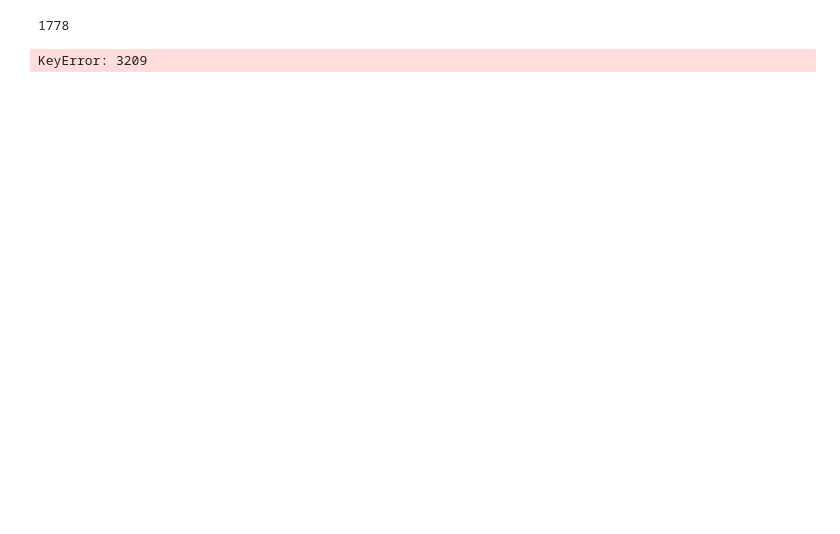
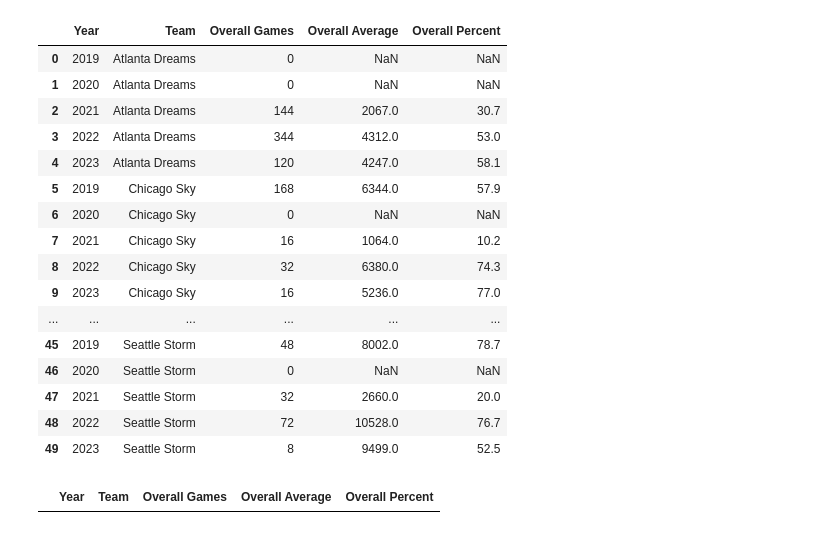
Before and after one commit to Hensonkk/NBA-VS-WNBA, a Jupyter notebook: Attendance Analysis.ipynb, the cells around one changed output. Drawn from its saved outputs; the diff is of its cells as text; code cells hidden in the pictures; blank space fills up the shorter version.

Commit message:
created graphs, cleaned up code a bit

```diff
--- a/Attendance Analysis.ipynb
+++ b/Attendance Analysis.ipynb
@@ -39,5 +11 @@ wnba_teams = ['Atlanta Dream','Chicago Sky','Dallas Wings','Indiana Fever','Los
 nba_teams = ['Atlanta Hawks','Chicago Bulls','Dallas Mavericks','Indiana Pacers','Los Angeles Lakers','Phoenix Suns','Minnesota Timberwolves','New York Knicks','Golden State Warriors','Oklahoma City Thunder']
-# %%
-wnba_game_attendance.size
-# %% [output]
-1778
@@ -44,31 +18,60 @@ wnba_game_attendance.size
 # %%
-# Remove rows with no attendance data
-wnba_game_attendance.dropna(subset = ["Attendance"], inplace = True)
-
-# Need to add venue capacity column
-
-for row in range(wnba_game_attendance.size):
-    venue = wnba_game_attendance["Location"][row]
-
-    wnba_game_attendance["Location"][row] = wnba_venue_capacity[venue]
-
 # Create dictionary with all games each team played
 wnba_team_data = {}
 for team in wnba_teams:
     wnba_team_data[team] = wnba_game_attendance.loc[(wnba_game_attendance["Team"] == team) | (wnba_game_attendance["Opponent"] == team)]
 
-wnba_attendance = pd.DataFrame(columns = ["Year","Overall Games","Overall Average","Overall Percent"])
+# Create new dataframe to mat
+columns = ["Year",
+           "Team",
+           "Overall Games",
+           "Overall Average",
+           "Overall Percent"]
 
+wnba_attendance = pd.DataFrame(columns = columns)
+# Go through each team
 for team in wnba_team_data:
+    team_data = wnba_team_data[team]
+
+    # For each team, go through years 2019-2023
     for year in range(2019, 2024):
         cap_sum = 0
 
-
+        # All games that this team played in year
+        year_games = team_data[team_data["Year"] == year]
+        num_games = year_games.size
+        avg_attendance = year_games["Attendance"].mean()
+        percent_attendance = year_games["Attendance"].sum() * 100 / year_games["Venue Capacity"].sum()
 
         team_year_data = [year,
-                          rng.size,
-                          rng["Attendance"].mean()
-                         # Overall percent
-                          ]
+                          team,
+                          num_games,
+                          round(avg_attendance,0),
+                          round(percent_attendance,1)]
+
+        team_year_data_df = pd.DataFrame([team_year_data], columns = columns)
+
+        wnba_attendance = pd.concat([wnba_attendance, team_year_data_df], ignore_index = True)
-# %% [output]
-KeyError: 3209
+# %%
+# Clean resultant dataframe
+wnba_attendance.dropna(inplace = True)
+# %%
+wnba_attendance
+# %% [output]
+|  | Year | Team | Overall Games | Overall Average | Overall Percent |
+| 0 | 2019 | Atlanta Dreams | 0 | NaN | NaN |
+| 1 | 2020 | Atlanta Dreams | 0 | NaN | NaN |
+| 2 | 2021 | Atlanta Dreams | 144 | 2067.0 | 30.7 |
+| 3 | 2022 | Atlanta Dreams | 344 | 4312.0 | 53.0 |
+| 4 | 2023 | Atlanta Dreams | 120 | 4247.0 | 58.1 |
+| 5 | 2019 | Chicago Sky | 168 | 6344.0 | 57.9 |
+| 6 | 2020 | Chicago Sky | 0 | NaN | NaN |
+| 7 | 2021 | Chicago Sky | 16 | 1064.0 | 10.2 |
+| 8 | 2022 | Chicago Sky | 32 | 6380.0 | 74.3 |
+| 9 | 2023 | Chicago Sky | 16 | 5236.0 | 77.0 |
+| ... | ... | ... | ... | ... | ... |
+| 45 | 2019 | Seattle Storm | 48 | 8002.0 | 78.7 |
+| 46 | 2020 | Seattle Storm | 0 | NaN | NaN |
+| 47 | 2021 | Seattle Storm | 32 | 2660.0 | 20.0 |
+| 48 | 2022 | Seattle Storm | 72 | 10528.0 | 76.7 |
+| 49 | 2023 | Seattle Storm | 8 | 9499.0 | 52.5 |
@@ -74,0 +80,4 @@ KeyError: 3209
+# %%
+wnba_attendance[wnba_attendance["Overall Percent"] > 100]
+# %% [output]
+|  | Year | Team | Overall Games | Overall Average | Overall Percent |
```
Also changed, not shown: parts of 7 cells of this notebook.
